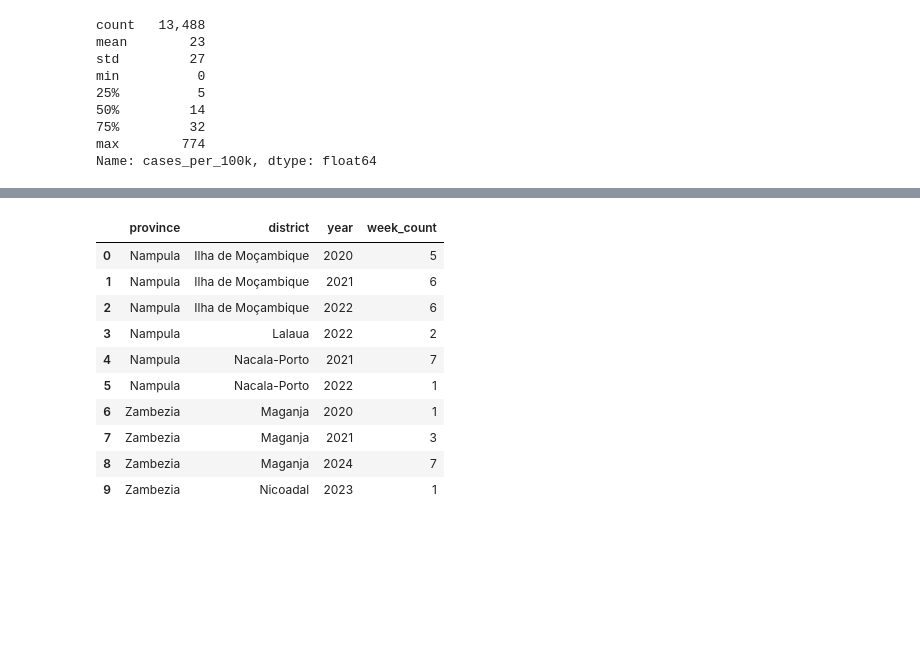
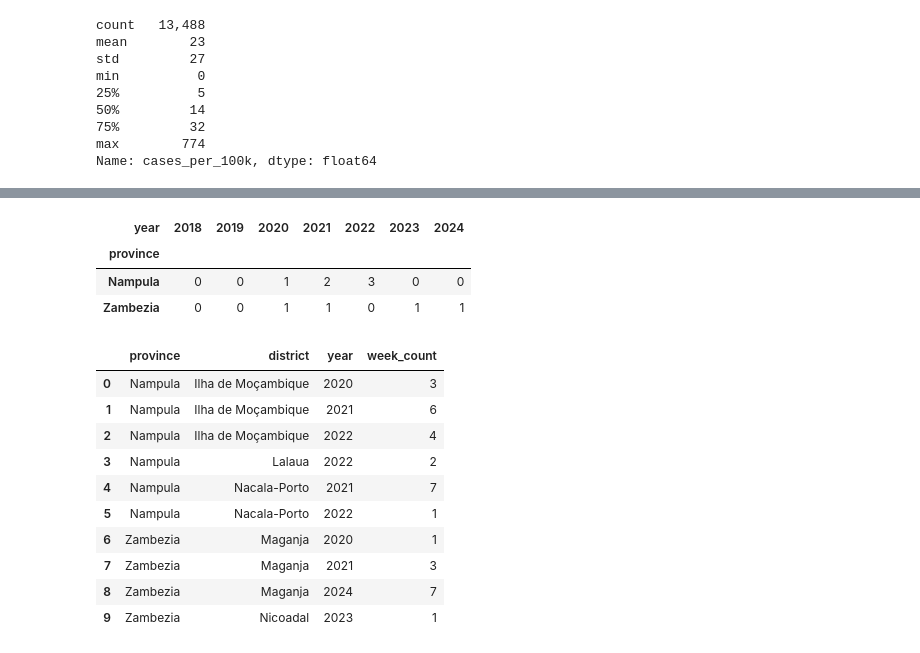
Before and after one commit to OCHA-DAP/ds-aa-moz-cholera, a Jupyter notebook: analysis/01.2_normalising_by_population.ipynb, the cells around one changed output, grey strips where cells are left out. Cells and saved outputs as stored; diff of their text form; code cells hidden in the pictures; blank space fills up the shorter version.

```diff
--- a/analysis/01.2_normalising_by_population.ipynb
+++ b/analysis/01.2_normalising_by_population.ipynb
@@ -236,0 +212,39 @@ district_df_with_percentiles[
+# %%
+# Check if cases cross the thresholds
+district_df_with_percentiles["above_99th"] = (
+    district_df_with_percentiles["cases_per_100k"]
+    > district_df_with_percentiles["p99"]
+)
+district_df_with_percentiles["above_4x"] = (
+    district_df_with_percentiles["weekly_pct_increase"] >= 400
+)
+district_df_with_percentiles["threshold_crossed"] = (
+    district_df_with_percentiles["above_99th"]
+    | district_df_with_percentiles["above_4x"]
+)
+district_df_with_percentiles = district_df_with_percentiles.sort_values(
+    ["district", "year", "week"]
+)
+# Create the new column: True only if this week and the previous two weeks are above the 99th percentile
+district_df_with_percentiles["three_consec_crossing"] = (
+    district_df_with_percentiles["threshold_crossed"]
+    & district_df_with_percentiles.groupby("district")[
+        "threshold_crossed"
+    ].shift(1)
+    & district_df_with_percentiles.groupby("district")[
+        "threshold_crossed"
+    ].shift(2)
+    & (
+        (
+            (district_df_with_percentiles["province"] == "Zambezia")
+            & (district_df_with_percentiles["cases"] >= 100)
+        )
+        | (
+            (district_df_with_percentiles["province"] == "Nampula")
+            & (district_df_with_percentiles["cases"] >= 100)
+        )
+    )
+)
+district_df_with_percentiles[
+    district_df_with_percentiles["three_consec_crossing"]
+][["province", "district"]].drop_duplicates()
@@ -237,20 +280,38 @@ district_df_with_percentiles[
+# %%
+district_df_with_percentiles[
+    district_df_with_percentiles["three_consec_crossing"]
+][["year", "week"]].drop_duplicates().sort_values(["year", "week"])
+# the number of districts by year and by province when the threshold was crossed
+all_years = district_df_with_percentiles["year"].unique()
+district_df_with_percentiles[
+    district_df_with_percentiles["three_consec_crossing"]
+].groupby(["province", "year"])["district"].nunique().unstack(
+    fill_value=0
+).reindex(
+    columns=sorted(all_years), fill_value=0
+)
+# %% [output]
+| year | 2018 | 2019 | 2020 | 2021 | 2022 | 2023 | 2024 |
+| province |  |  |  |  |  |  |  |
+| Nampula | 0 | 0 | 1 | 2 | 3 | 0 | 0 |
+| Zambezia | 0 | 0 | 1 | 1 | 0 | 1 | 1 |
 # %%
 # Filter if you want only the crossings
 crossed_99th = district_df_with_percentiles[
-    district_df_with_percentiles["three_consec_above_99th"]
+    district_df_with_percentiles["three_consec_crossing"]
 ]
 
 district_trigger_99th = (
     crossed_99th.groupby(["province", "district", "year"])["week"]
     .count()
     .reset_index(name="week_count")
 )
 district_trigger_99th
 # %% [output]
 |  | province | district | year | week_count |
-| 0 | Nampula | Ilha de Moçambique | 2020 | 5 |
+| 0 | Nampula | Ilha de Moçambique | 2020 | 3 |
 | 1 | Nampula | Ilha de Moçambique | 2021 | 6 |
-| 2 | Nampula | Ilha de Moçambique | 2022 | 6 |
+| 2 | Nampula | Ilha de Moçambique | 2022 | 4 |
 | 3 | Nampula | Lalaua | 2022 | 2 |
 | 4 | Nampula | Nacala-Porto | 2021 | 7 |
 | 5 | Nampula | Nacala-Porto | 2022 | 1 |
```
Also changed, not shown: parts of 7 cells of this notebook, 1 other file.
